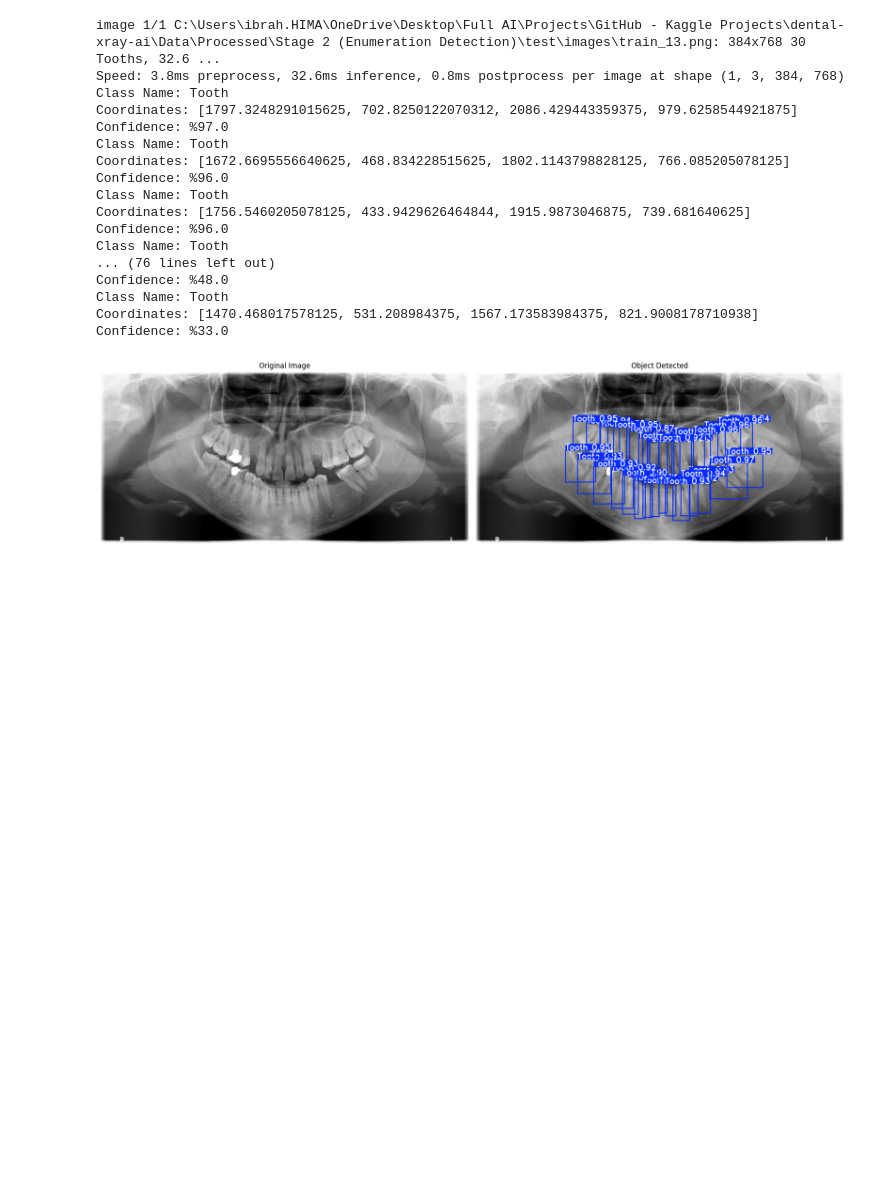
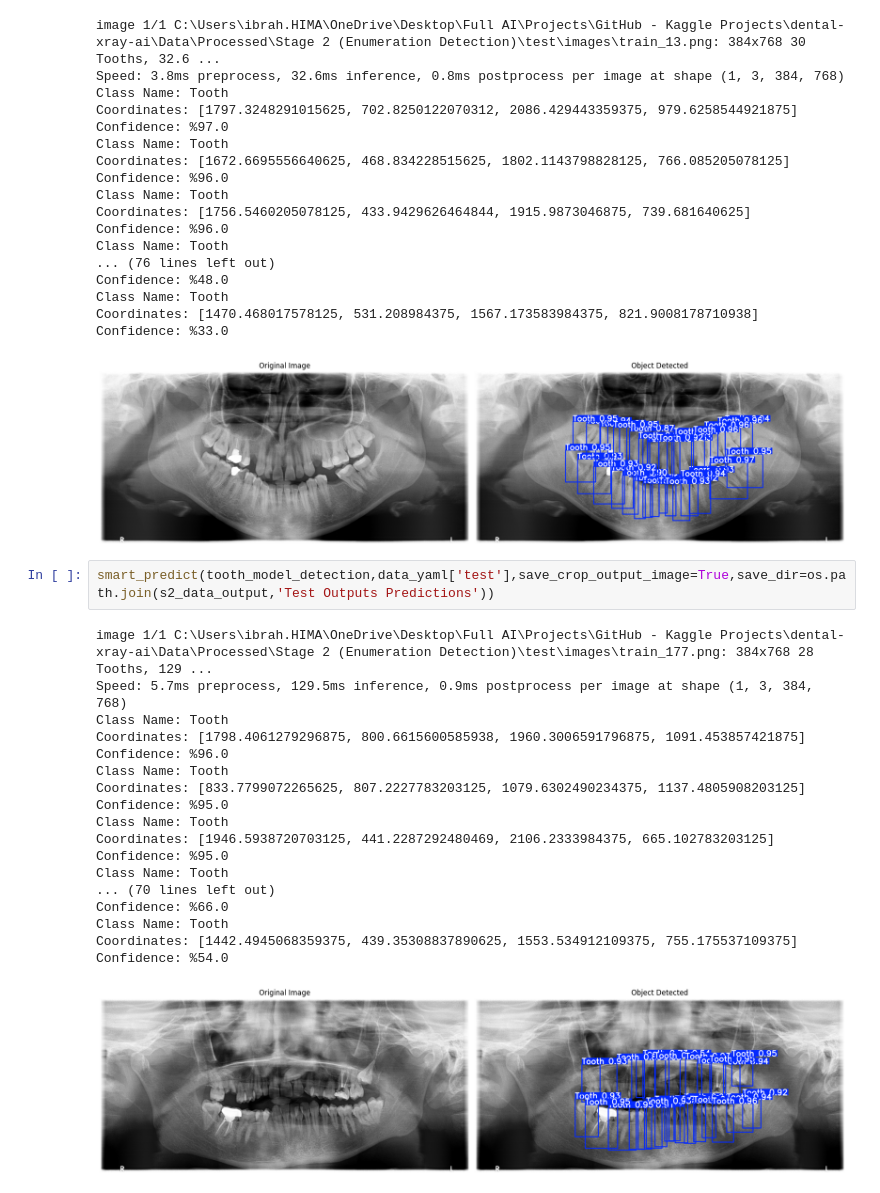
Before and after one commit to abdubakr77/dental-xray-ai, a Jupyter notebook: Notebooks/04_stage2_teeth_detection copy.ipynb, the cells around one changed output. Cells and saved outputs as stored; diff of their text form; blank space fills up the shorter version.

Commit message:
feat: save cropped tooth detections from stage 2 predictions

```diff
--- a/Notebooks/04_stage2_teeth_detection copy.ipynb
+++ b/Notebooks/04_stage2_teeth_detection copy.ipynb
@@ -150,3 +150,24 @@ Class Name: Tooth
 Coordinates: [1470.468017578125, 531.208984375, 1567.173583984375, 821.9008178710938]
 Confidence: %33.0
 [figure]
+# %%
+smart_predict(tooth_model_detection,data_yaml['test'],save_crop_output_image=True,save_dir=os.path.join(s2_data_output,'Test Outputs Predictions'))
+# %% [output]
+image 1/1 C:\Users\ibrah.HIMA\OneDrive\Desktop\Full AI\Projects\GitHub - Kaggle Projects\dental-xray-ai\Data\Processed\Stage 2 (Enumeration Detection)\test\images\train_177.png: 384x768 28 Tooths, 129 ...
+Speed: 5.7ms preprocess, 129.5ms inference, 0.9ms postprocess per image at shape (1, 3, 384, 768)
+Class Name: Tooth
+Coordinates: [1798.4061279296875, 800.6615600585938, 1960.3006591796875, 1091.453857421875]
+Confidence: %96.0
+Class Name: Tooth
+Coordinates: [833.7799072265625, 807.2227783203125, 1079.6302490234375, 1137.4805908203125]
+Confidence: %95.0
+Class Name: Tooth
+Coordinates: [1946.5938720703125, 441.2287292480469, 2106.2333984375, 665.102783203125]
+Confidence: %95.0
+Class Name: Tooth
+... (70 lines left out)
+Confidence: %66.0
+Class Name: Tooth
+Coordinates: [1442.4945068359375, 439.35308837890625, 1553.534912109375, 755.175537109375]
+Confidence: %54.0
+[figure, added]
```
